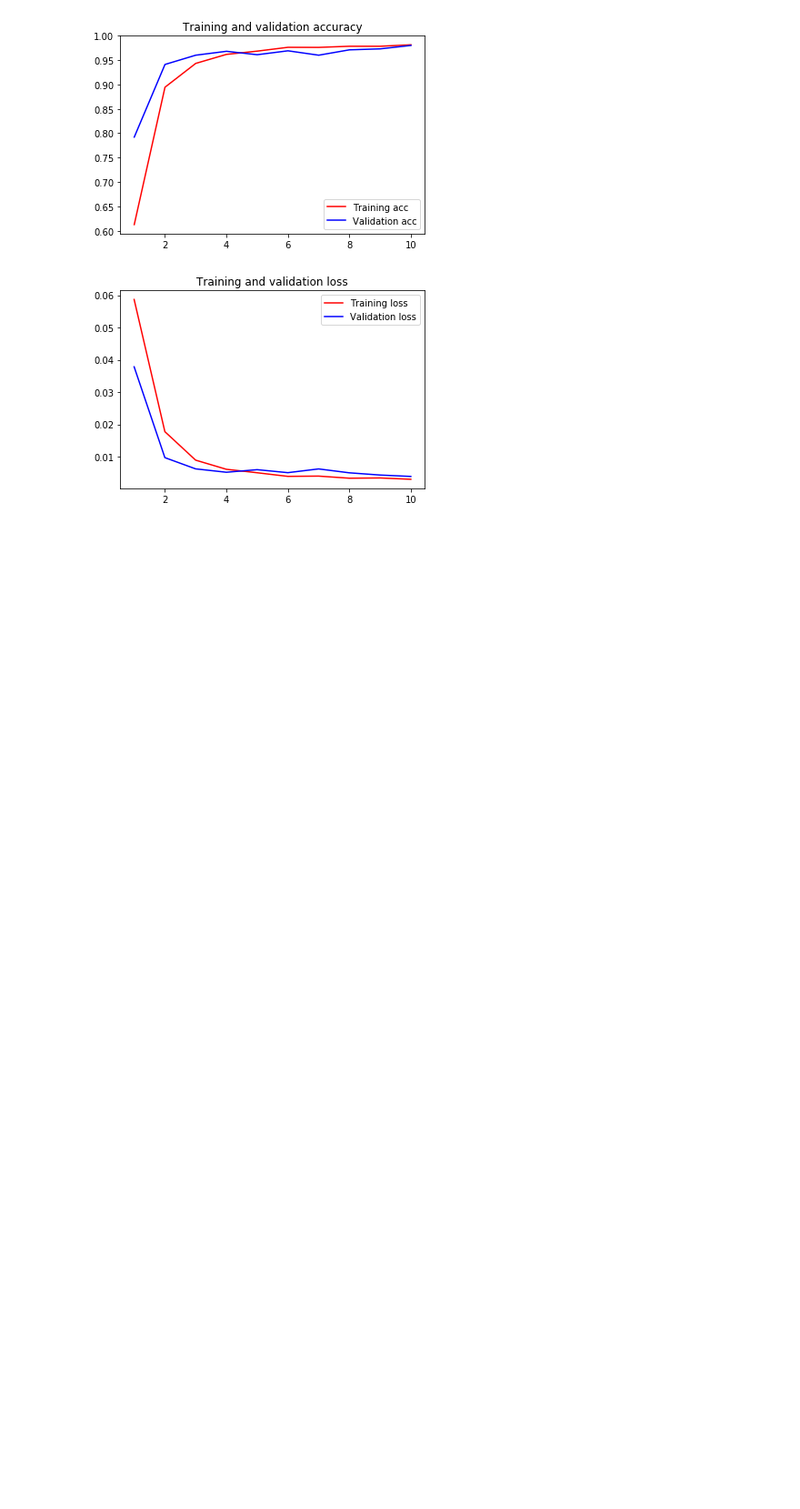
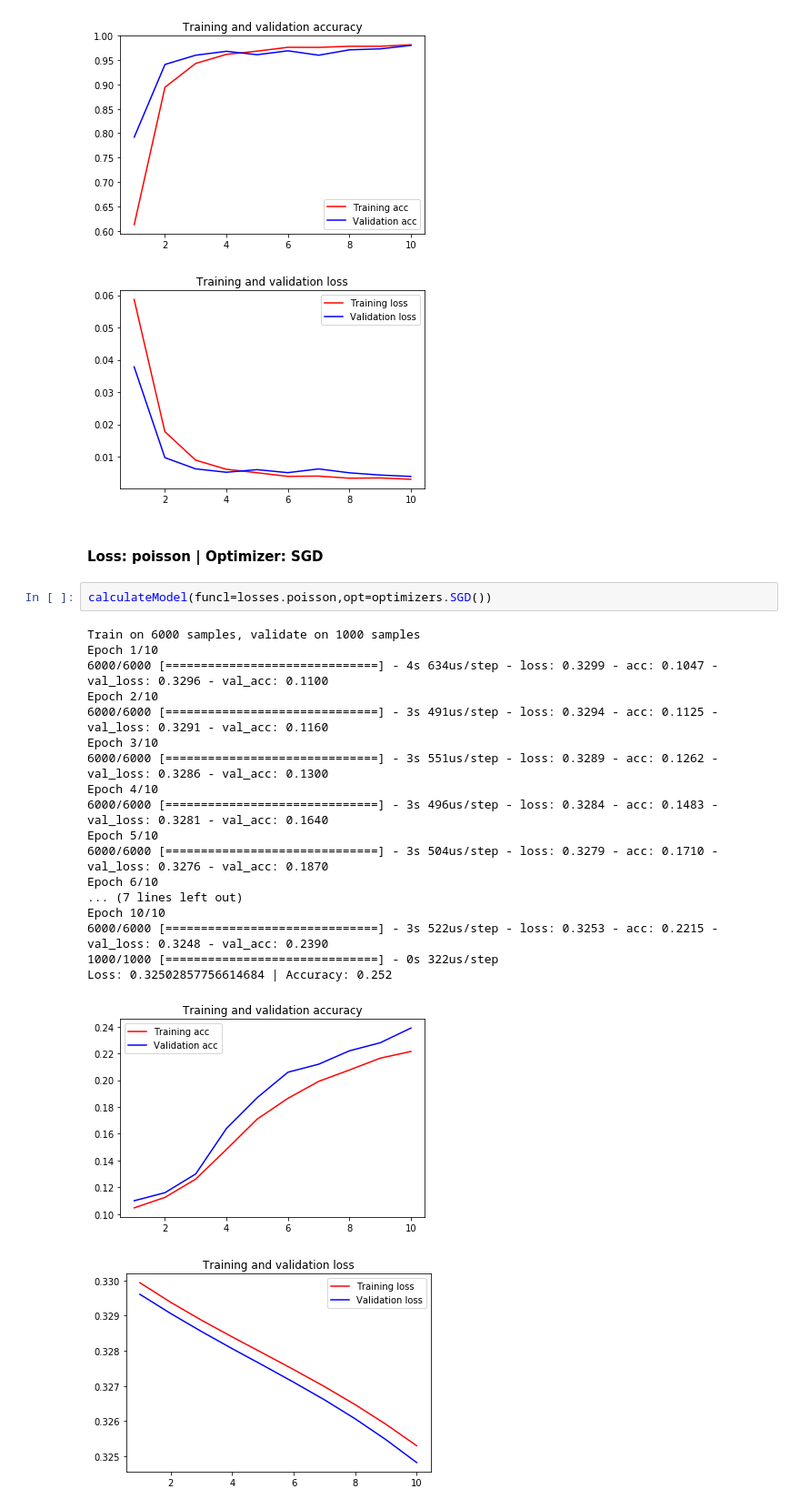
Before and after one commit to viniciusteix/topics-3, a Jupyter notebook: Lista 03.ipynb, the cells around one changed output. Shown at 91% size. Cells and saved outputs as stored; diff of their text form; blank space fills up the shorter version.

```diff
--- a/Lista 03.ipynb
+++ b/Lista 03.ipynb
@@ -145,3 +145,27 @@ Epoch 10/10
 Loss: 0.0046534059799423705 | Accuracy: 0.974
 [figure]
 [figure]
+# %% [markdown]
+#### Loss: poisson | Optimizer: SGD
+# %%
+calculateModel(funcl=losses.poisson,opt=optimizers.SGD())
+# %% [output]
+Train on 6000 samples, validate on 1000 samples
+Epoch 1/10
+6000/6000 [==============================] - 4s 634us/step - loss: 0.3299 - acc: 0.1047 - val_loss: 0.3296 - val_acc: 0.1100
+Epoch 2/10
+6000/6000 [==============================] - 3s 491us/step - loss: 0.3294 - acc: 0.1125 - val_loss: 0.3291 - val_acc: 0.1160
+Epoch 3/10
+6000/6000 [==============================] - 3s 551us/step - loss: 0.3289 - acc: 0.1262 - val_loss: 0.3286 - val_acc: 0.1300
+Epoch 4/10
+6000/6000 [==============================] - 3s 496us/step - loss: 0.3284 - acc: 0.1483 - val_loss: 0.3281 - val_acc: 0.1640
+Epoch 5/10
+6000/6000 [==============================] - 3s 504us/step - loss: 0.3279 - acc: 0.1710 - val_loss: 0.3276 - val_acc: 0.1870
+Epoch 6/10
+... (7 lines left out)
+Epoch 10/10
+6000/6000 [==============================] - 3s 522us/step - loss: 0.3253 - acc: 0.2215 - val_loss: 0.3248 - val_acc: 0.2390
+1000/1000 [==============================] - 0s 322us/step
+Loss: 0.32502857756614684 | Accuracy: 0.252
+[figure, added]
+[figure, added]
```
Also changed, not shown: parts of 11 cells of this notebook.
